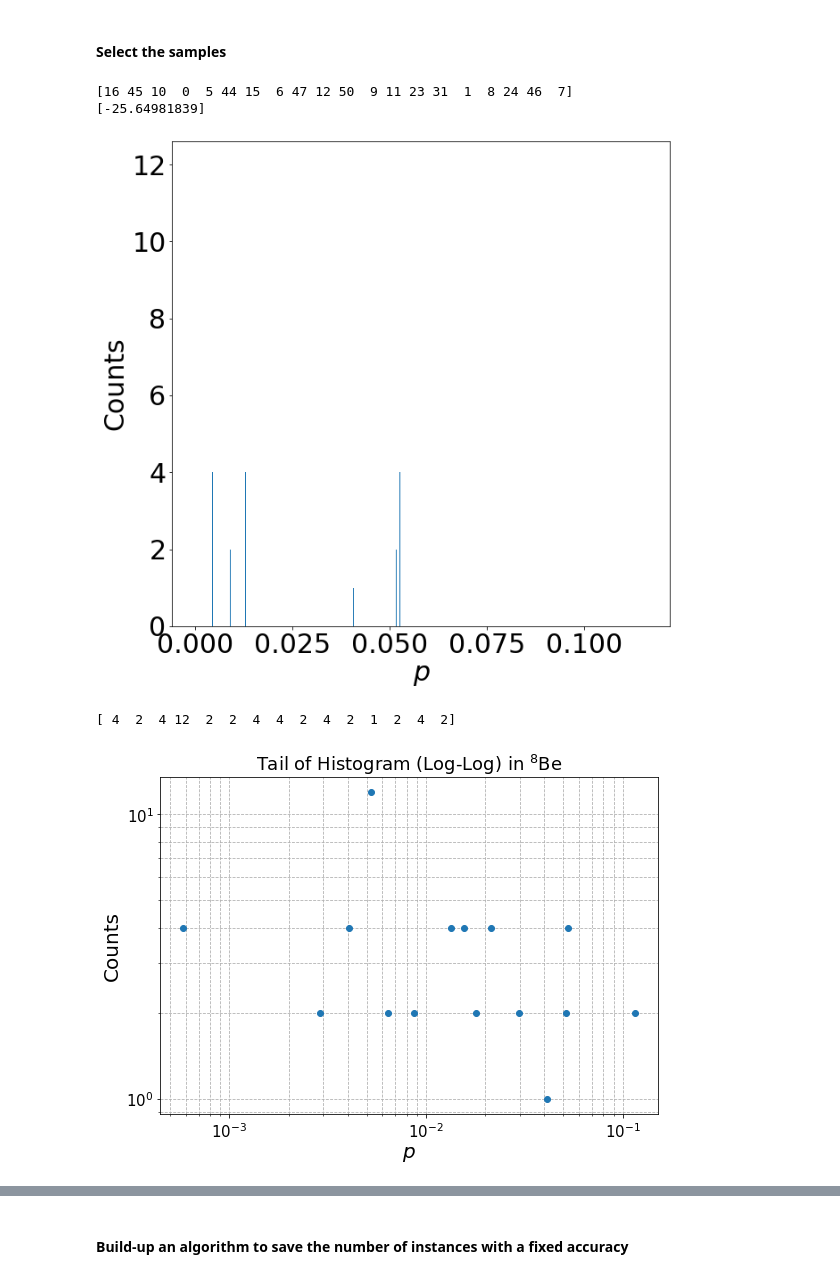
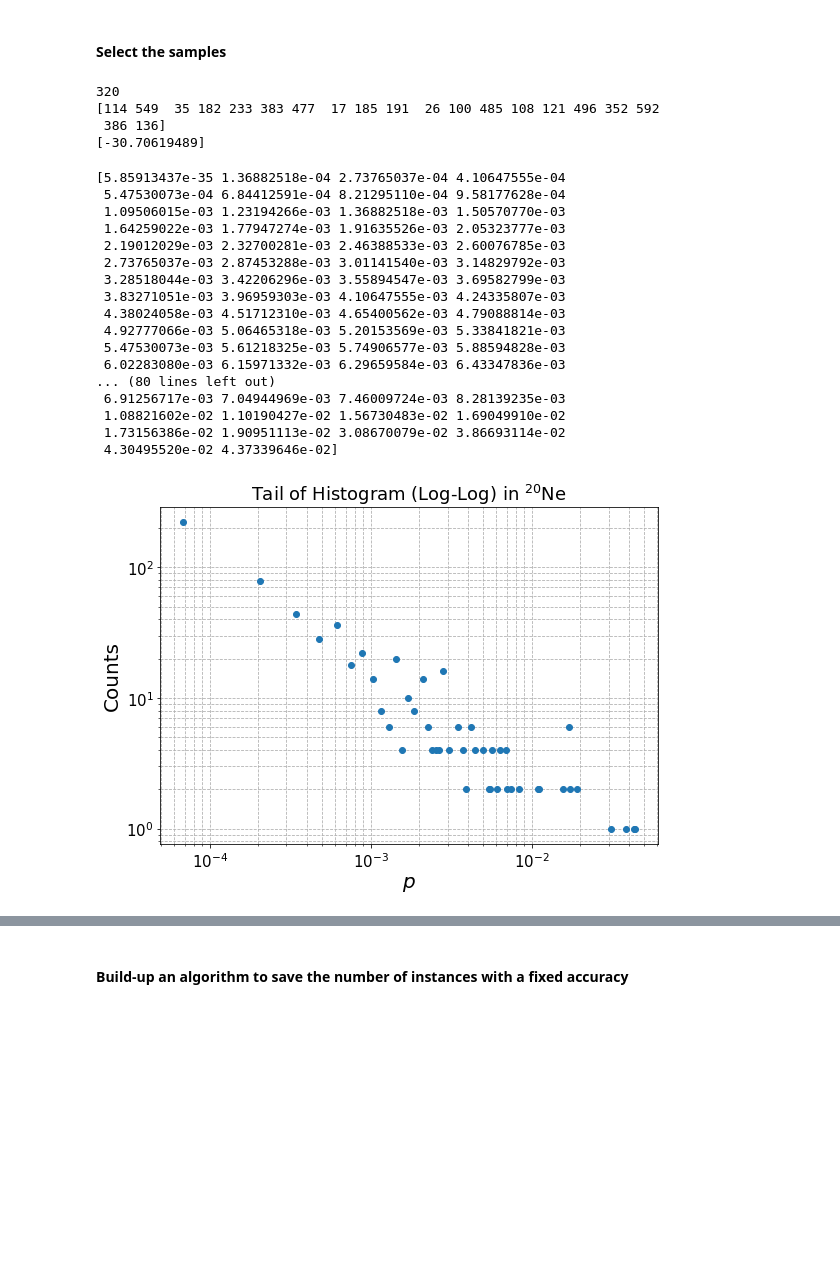
Before and after one commit to emacosta95/QuantumMachineLearningFermions, a Jupyter notebook: SampledBasedDiagonalization.ipynb, the cells around one changed output, grey strips where cells are left out. Cells and saved outputs as stored; diff of their text form; code cells hidden in the pictures; blank space fills up the shorter version.

```diff
--- a/SampledBasedDiagonalization.ipynb
+++ b/SampledBasedDiagonalization.ipynb
@@ -15,7 +15,7 @@ from tqdm import trange
 import matplotlib.pyplot as plt
 
 from scipy.sparse import lil_matrix
-file_name='data/cki'
+file_name='data/usdb.nat'
 
 SPS=SingleParticleState(file_name=file_name)
 # %%
@@ -25,7 +25,7 @@ nparticles_b=2
 size_a=SPS.energies.shape[0]//2
 size_b=SPS.energies.shape[0]//2
 
-title=r'$^{8}$Be'
+title=r'$^{20}$Ne'
 # %%
 
 # Compute the J^2 value
@@ -66,6 +65,8 @@ prob=np.conjugate(psi0[:,0])*psi0[:,0]
 # %%
 
 n_instances=20
+bins=int(0.5*NSMHamiltonian.hamiltonian.shape[0])
+print(bins)
 selection=np.random.choice(np.arange(prob.shape[0]),size=n_instances,replace=False,p=prob)
 print(selection)
 effective_hamiltonian=lil_matrix((n_instances,n_instances))
@@ -79,45 +80,61 @@ effective_egs,effective_psi0=eigsh(effective_hamiltonian,k=1,which='SA')
 
 print(effective_egs)
 # %% [output]
-[16 45 10  0  5 44 15  6 47 12 50  9 11 23 31  1  8 24 46  7]
-[-25.64981839]
+320
+[114 549  35 182 233 383 477  17 185 191  26 100 485 108 121 496 352 592
+ 386 136]
+[-30.70619489]
 # %%
-plt.figure(figsize=(10,10))
-plt.ylabel('Counts',fontsize=30)
-plt.hist(prob,bins=1000)
-plt.xlabel(r'$p$',fontsize=30)
-plt.tick_params(labelsize=30)
-plt.show()
+
 
 
 
 # Compute histogram (don't plot yet)
-counts, bin_edges = np.histogram(prob, bins=100,density=False)
+counts, bin_edges = np.histogram(prob, bins=bins,density=False)
 
+print(bin_edges)
 # Bin centers (x-axis)
 bin_centers = 0.5 * (bin_edges[1:] + bin_edges[:-1])
 
 # Filter out zero counts to avoid log(0)
 nonzero = counts > 0
 counts = counts[nonzero]
 
 print(counts)
+
 bin_centers = bin_centers[nonzero]
 bin_widths = np.diff(bin_edges)
+
+print(bin_centers)
 
 pdf = counts #/ (np.sum(counts))
 
 # Plot in log-log scale
 plt.figure(figsize=(8,6))
 plt.loglog(bin_centers, pdf, marker='o', linestyle='none')
 plt.xlabel(r'$p$', fontsize=20)
 plt.ylabel('Counts', fontsize=20)
 plt.tick_params(labelsize=15)
 plt.title(r"Tail of Histogram (Log-Log) in "+title, fontsize=18)
 plt.grid(True, which="both", ls="--")
 plt.tight_layout()
 plt.show()
 # %% [output]
+[5.85913437e-35 1.36882518e-04 2.73765037e-04 4.10647555e-04
+ 5.47530073e-04 6.84412591e-04 8.21295110e-04 9.58177628e-04
+ 1.09506015e-03 1.23194266e-03 1.36882518e-03 1.50570770e-03
+ 1.64259022e-03 1.77947274e-03 1.91635526e-03 2.05323777e-03
+ 2.19012029e-03 2.32700281e-03 2.46388533e-03 2.60076785e-03
+ 2.73765037e-03 2.87453288e-03 3.01141540e-03 3.14829792e-03
+ 3.28518044e-03 3.42206296e-03 3.55894547e-03 3.69582799e-03
+ 3.83271051e-03 3.96959303e-03 4.10647555e-03 4.24335807e-03
+ 4.38024058e-03 4.51712310e-03 4.65400562e-03 4.79088814e-03
+ 4.92777066e-03 5.06465318e-03 5.20153569e-03 5.33841821e-03
+ 5.47530073e-03 5.61218325e-03 5.74906577e-03 5.88594828e-03
+ 6.02283080e-03 6.15971332e-03 6.29659584e-03 6.43347836e-03
+... (80 lines left out)
+ 6.91256717e-03 7.04944969e-03 7.46009724e-03 8.28139235e-03
+ 1.08821602e-02 1.10190427e-02 1.56730483e-02 1.69049910e-02
+ 1.73156386e-02 1.90951113e-02 3.08670079e-02 3.86693114e-02
+ 4.30495520e-02 4.37339646e-02]
-[figure, old version]
+[figure, new version]
-[ 4  2  4 12  2  2  4  4  2  4  2  1  2  4  2]
-[figure, removed]
```
Also changed, not shown: parts of 4 cells of this notebook, 1 other file.
